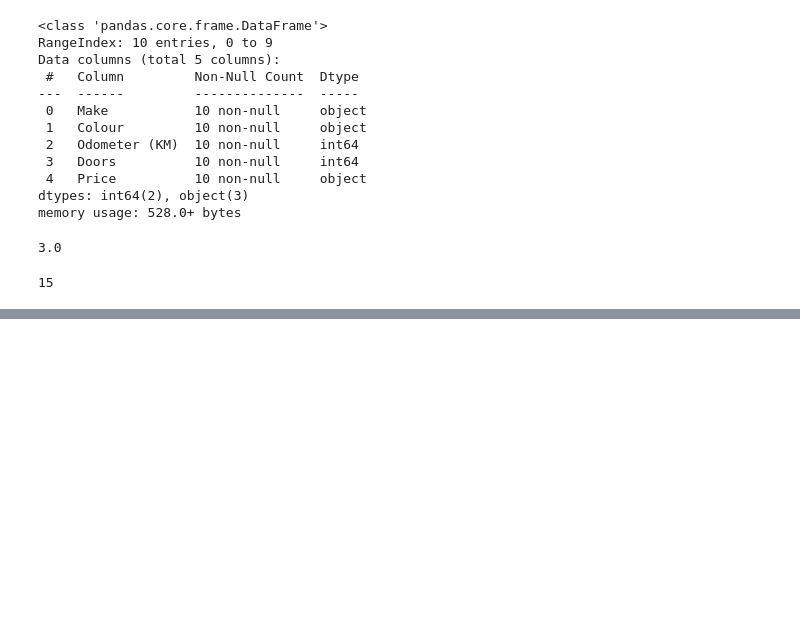
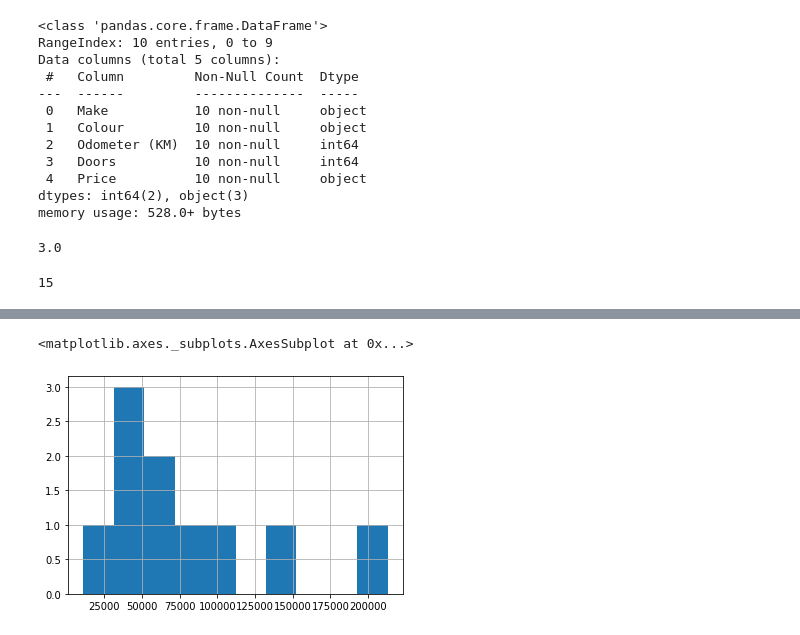
Before and after one commit to LaG-dev/Learning-ML, a Jupyter notebook: PandasPractice/Pandas Practice.ipynb, the cells around one changed output, grey strips where cells are left out. Drawn from its saved outputs; the diff is of its cells as text; code cells hidden in the pictures; blank space fills up the shorter version.

```diff
--- a/PandasPractice/Pandas Practice.ipynb
+++ b/PandasPractice/Pandas Practice.ipynb
@@ -100,0 +211,6 @@ car_sales.shape
+# %%
+# Create a histogram of the Odometer column using hist()
+car_sales["Odometer (KM)"].hist()
+# %% [output]
+<matplotlib.axes._subplots.AxesSubplot at 0x...>
+[figure, added]
```
Also changed, not shown: parts of 32 cells of this notebook.
